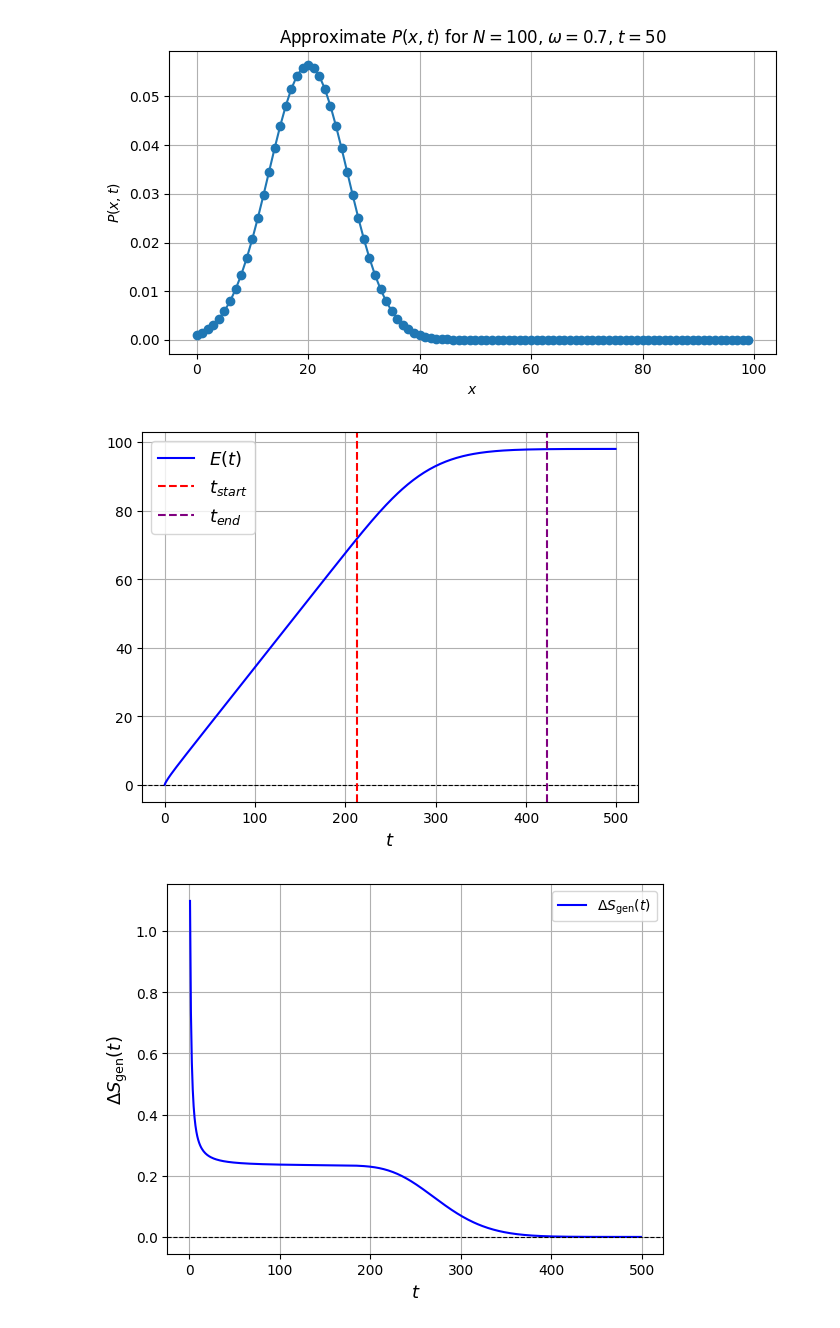
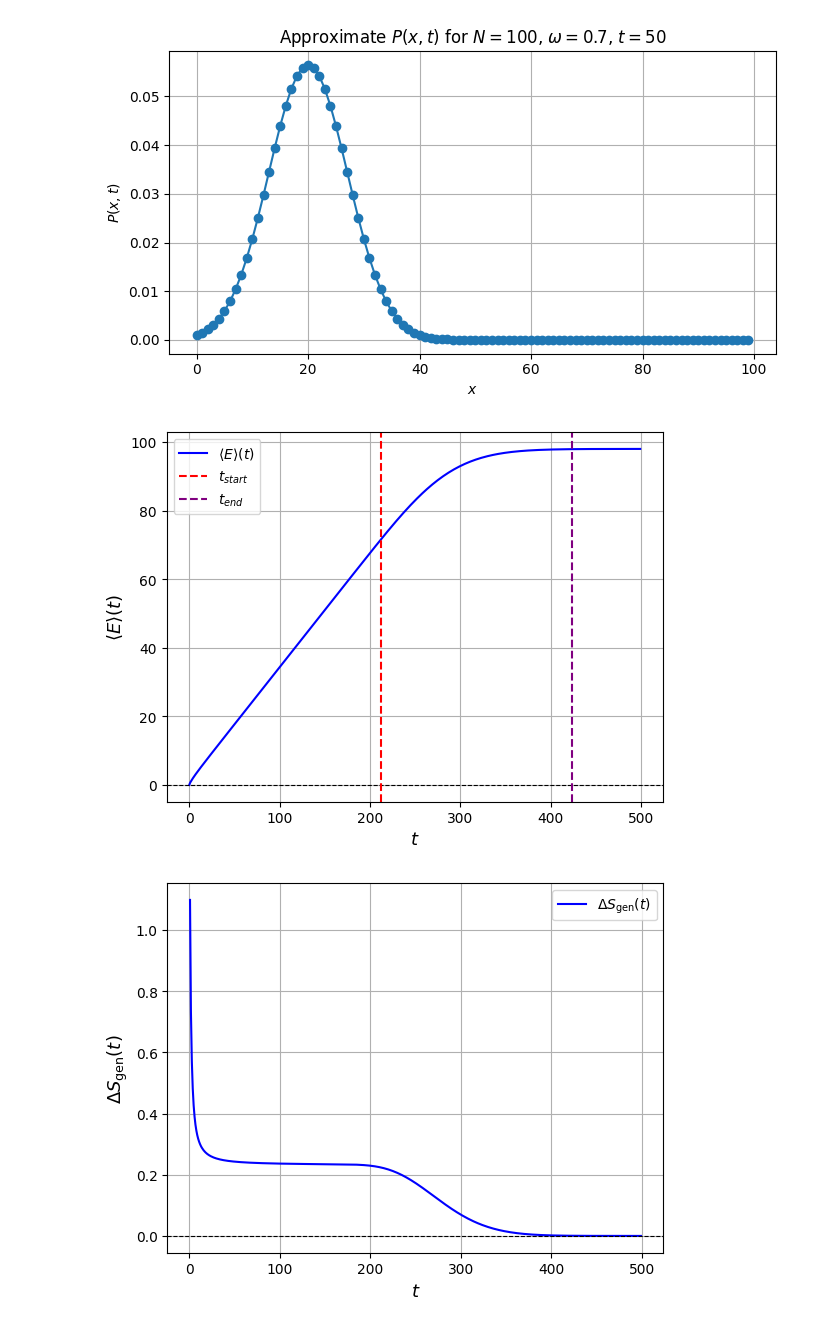
Before and after one commit to pedrolinckm/OQW-Thermodynamics, a Jupyter notebook: thermodynamics_oqw.ipynb, the cells around one changed output. Drawn from its saved outputs; the diff is of its cells as text; code cells hidden in the pictures.

```diff
--- a/thermodynamics_oqw.ipynb
+++ b/thermodynamics_oqw.ipynb
@@ -12,5 +12,5 @@ from qc_module import steady_state_linear_oqw, erf_approximation, S_G, S_correct
 from scipy.special import erf
 import matplotlib.font_manager as fm
 
-font_path = 'c:\Users\pedro\Downloads\times.ttf'  # Update this path if necessary
+font_path = 'C:\\Users\\pedro\\Downloads\\times.ttf'  # Update this path if necessary
 font_prop = fm.FontProperties(fname=font_path)
@@ -336,0 +255,27 @@ KeyboardInterrupt:
+# %%
+#Entropy of OQW
+tmax = 500
+N = 100
+omega = 9/10
+
+
+t_values = [0]*tmax
+for i in range(tmax):
+    t_values[i] = i
+
+S_values = []
+for t in range(len(t_values)):
+    S_values.append(S_entropy(N,omega,t))
+
+
+plt.plot(t_values, S_values)
+
+plt.axhline(0, color='black', linewidth=0.8, linestyle='--')
+plt.xlabel(r'$n$', fontproperties=font_prop, fontsize = 13)
+plt.ylabel('$S(n)$', fontproperties=font_prop, fontsize = 13)
+plt.legend(prop=font_prop, fontsize = 13)
+plt.grid(True)
+plt.xlim(0,500)
+plt.savefig("oqw_entropy_2.pgf")
+
+plt.show()
@@ -578,36 +527,37 @@ Sum_x P(x,t) = 0.9981434195812323
 # %%
 #Mean Energy evolution
 N = 100
 omega = 2/3
 tmax = 500
 epsilon = 1
 t_values = [0]*tmax
 for i in range(tmax):
     t_values[i] = i
 
 mean_enegy_values = []
 for t in range(tmax):
     mean_enegy_values.append(mean_energy_evolution(N,omega,epsilon,t))
 
 
 
-plt.plot(t_values, mean_enegy_values, color = 'blue', label = '$E(t)$')
+plt.plot(t_values, mean_enegy_values, color = 'blue', label = r'$\langle E \rangle (t)$')
 
 tstart = t_start(N,omega)
 tend = t_end(N,omega)
 
 plt.axhline(0, color='black', linewidth=0.8, linestyle='--')
 
 plt.axvline(tstart, color='red', linestyle='--', label=r'$t_{start}$')
 plt.axvline(tend, color='purple', linestyle='--', label=r'$t_{end}$')
 
-plt.xlabel(r'$t$', fontsize=13)
-plt.legend(fontsize=13)
+plt.xlabel(r'$t$', fontsize=13, fontproperties=font_prop)
+plt.ylabel(r'$\langle E \rangle (t)$', fontsize=13, fontproperties=font_prop)
+plt.legend(prop=font_prop, fontsize = 13)
 plt.grid(True)
 plt.savefig("mean_energy_evolution.pgf")
 plt.show()
 # %% [output]
-[figure, old version]
+[figure, new version]
 # %%
 # Entropy production plot
 N = 100
```
Also changed, not shown: parts of 21 cells of this notebook.
